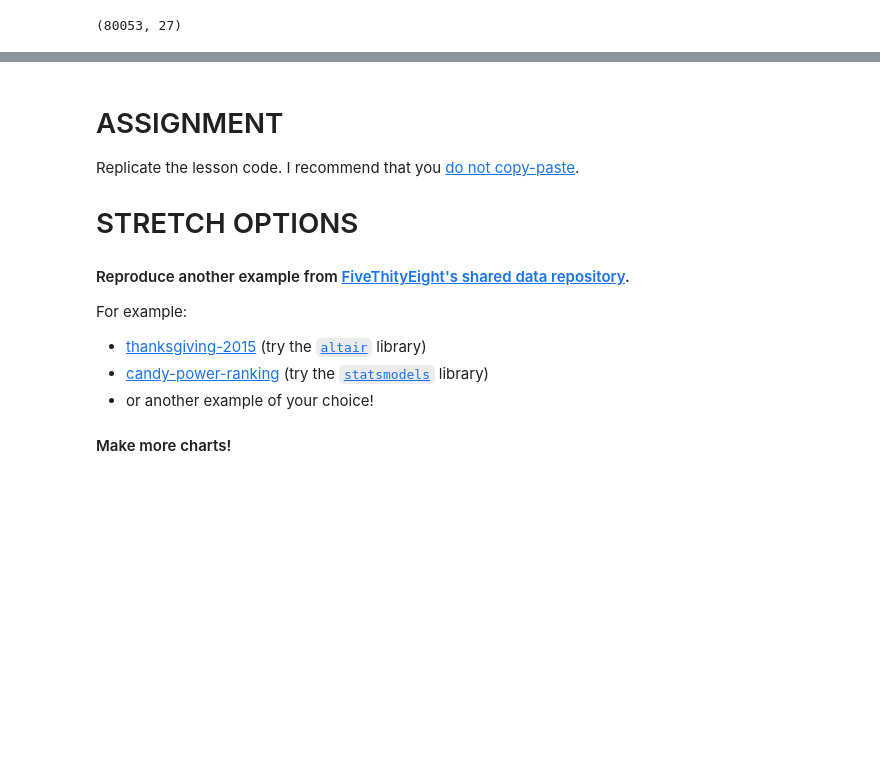
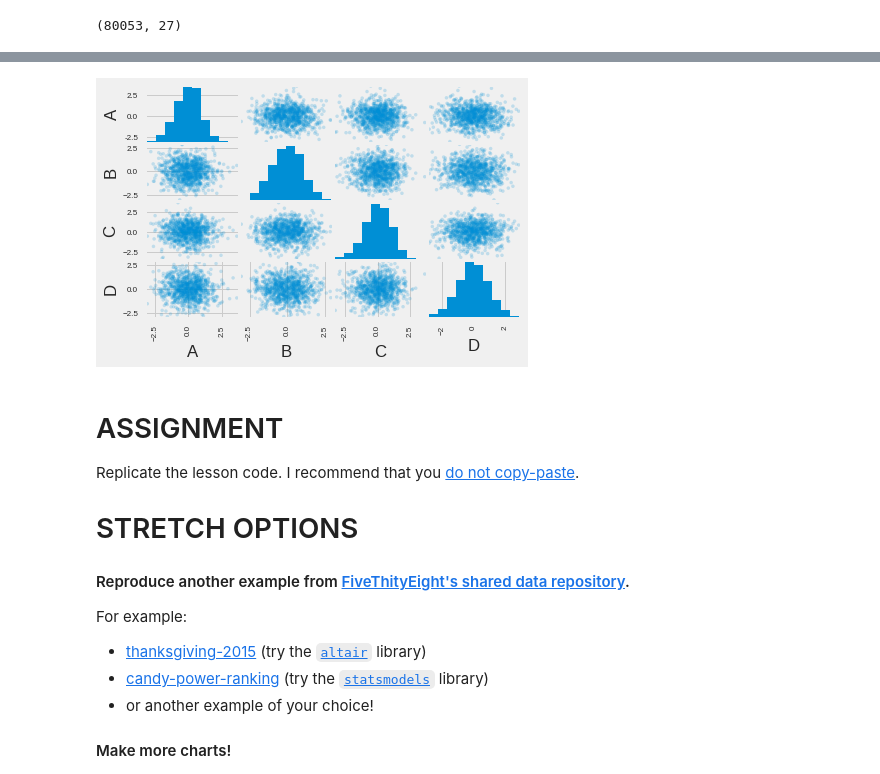
Before and after one commit to bloominstituteoftechnology/DS-Unit-1-Sprint-3-Data-Storytelling, a Jupyter notebook: module3-make-explanatory-visualizations/LS_DS_223_Make_explanatory_visualizations.ipynb, the cells around one changed output, grey strips where cells are left out. Cells and saved outputs as stored; diff of their text form; code cells hidden in the pictures; blank space fills up the shorter version.

```diff
--- a/module3-make-explanatory-visualizations/LS_DS_223_Make_explanatory_visualizations.ipynb
+++ b/module3-make-explanatory-visualizations/LS_DS_223_Make_explanatory_visualizations.ipynb
@@ -106,3 +214,8 @@ df.head()
+# %%
+df = pd.DataFrame(np.random.randn(1000, 4), columns=['A','B','C','D'])
+pd.plotting.scatter_matrix(df, alpha=0.2);
+# %% [output]
+[figure, added]
 # %% [markdown]
 # ASSIGNMENT
 
```
Also changed, not shown: parts of 12 cells of this notebook.
